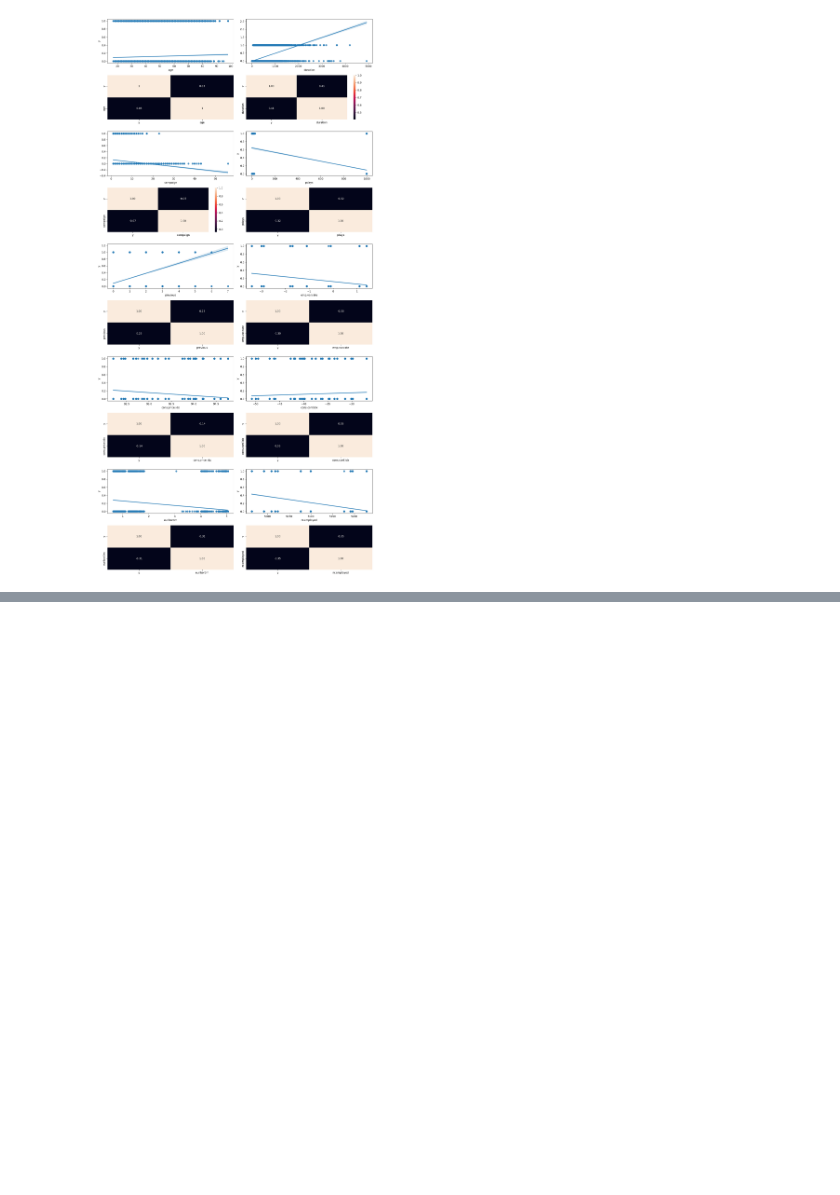
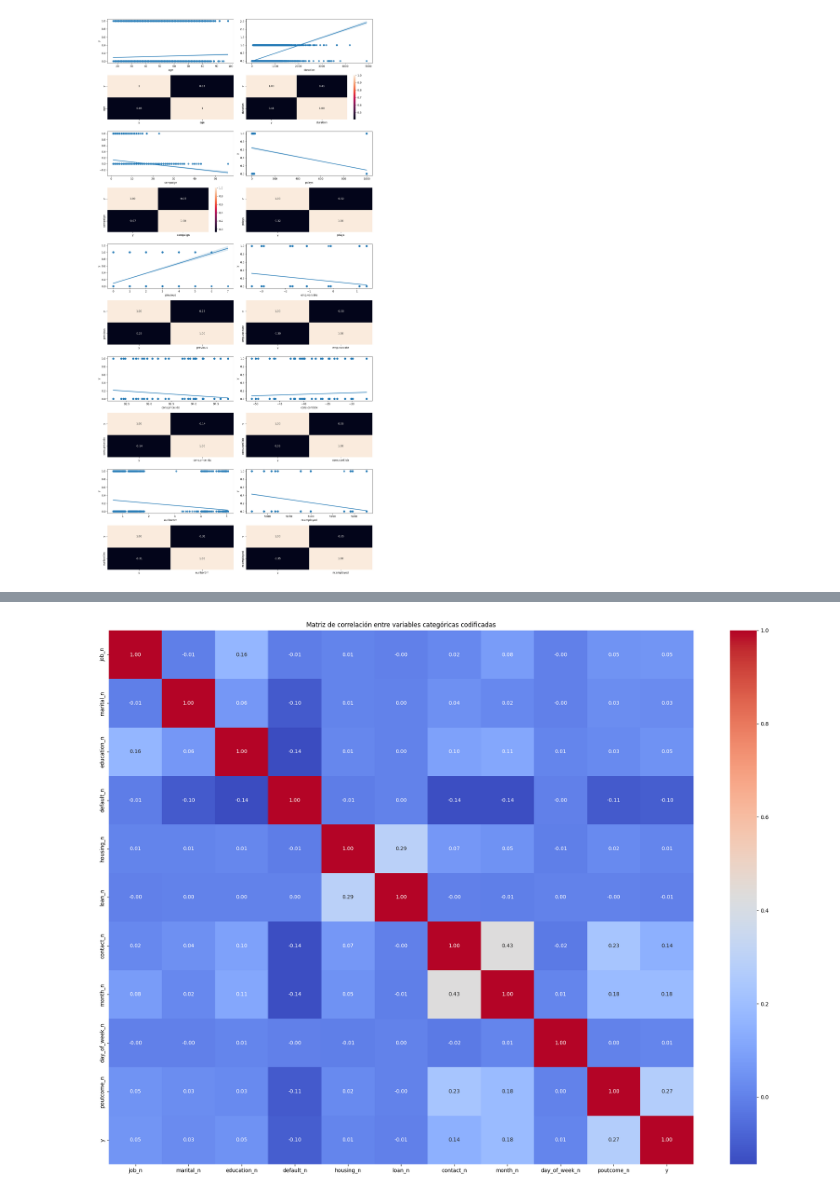
Before and after one commit to 4GeeksAcademy/Finarosalina_machine-learning-python-template, a Jupyter notebook: src/explore.ipynb, the cells around one changed output, grey strips where cells are left out. Cells and saved outputs as stored; diff of their text form; code cells hidden in the pictures; blank space fills up the shorter version.

```diff
--- a/src/explore.ipynb
+++ b/src/explore.ipynb
@@ -304,0 +336,24 @@ plt.show()
+# %%
+df['marital_n'] = pd.factorize(df['marital'])[0]
+df['day_of_week_n'] = pd.factorize(df['day_of_week'])[0]
+df['poutcome_n'] = pd.factorize(df['poutcome'])[0]
+df['contact_n'] = pd.factorize(df['contact'])[0]
+df['month_n'] = pd.factorize(df['month'])[0]
+df['housing_n'] = pd.factorize(df['housing'])[0]
+df['loan_n'] = pd.factorize(df['loan'])[0]
+df['education_n'] = pd.factorize(df['education'])[0]
+df['default_n'] = pd.factorize(df['default'])[0]
+df['job_n'] = pd.factorize(df['job'])[0]
+
+
+fig, axis = plt.subplots(figsize=(20, 15))
+
+sns.heatmap(df[['job_n', 'marital_n', 'education_n', 'default_n', 'housing_n',
+                'loan_n', 'contact_n', 'month_n', 'day_of_week_n', 'poutcome_n', 'y']].corr(),
+            annot=True, fmt=".2f", cmap="coolwarm")
+
+plt.title("Matriz de correlación entre variables categóricas codificadas")
+plt.tight_layout()
+plt.show()
+# %% [output]
+[figure, added]
```
Also changed, not shown: parts of 32 cells of this notebook, 1 other file.
